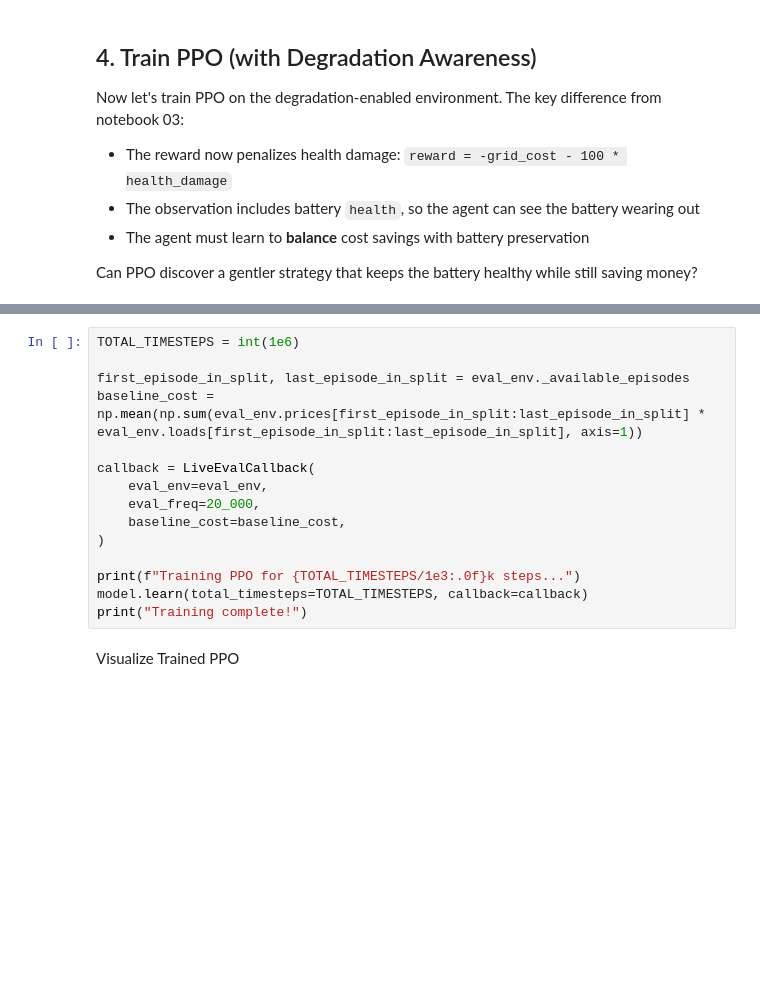
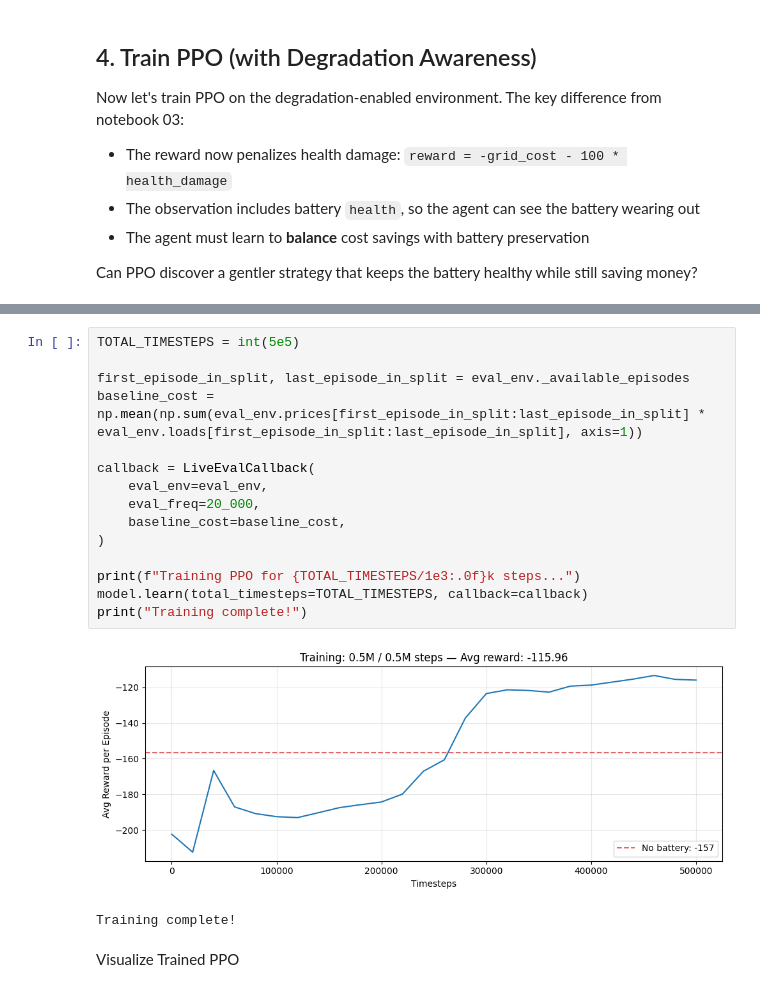
Before and after one commit to aihpi/workshop-rl2-implementation, a Jupyter notebook: 01_workshop/notebooks/04_train_rl_with_battery_degradation.ipynb, the cells around one changed output, grey strips where cells are left out. Cells and saved outputs as stored; diff of their text form; blank space fills up the shorter version.

```diff
--- a/01_workshop/notebooks/04_train_rl_with_battery_degradation.ipynb
+++ b/01_workshop/notebooks/04_train_rl_with_battery_degradation.ipynb
@@ -182,18 +187,21 @@ model = PPO("MlpPolicy", train_env, verbose=0)
 # %%
-TOTAL_TIMESTEPS = int(1e6)
+TOTAL_TIMESTEPS = int(5e5)
 
 first_episode_in_split, last_episode_in_split = eval_env._available_episodes
 baseline_cost = np.mean(np.sum(eval_env.prices[first_episode_in_split:last_episode_in_split] * eval_env.loads[first_episode_in_split:last_episode_in_split], axis=1))
 
 callback = LiveEvalCallback(
     eval_env=eval_env,
     eval_freq=20_000,
     baseline_cost=baseline_cost,
 )
 
 print(f"Training PPO for {TOTAL_TIMESTEPS/1e3:.0f}k steps...")
 model.learn(total_timesteps=TOTAL_TIMESTEPS, callback=callback)
 print("Training complete!")
+# %% [output]
+[figure, added]
+Training complete!
 # %% [markdown]
 Visualize Trained PPO
 # %%
```
Also changed, not shown: parts of 8 cells of this notebook, 3 other files.
